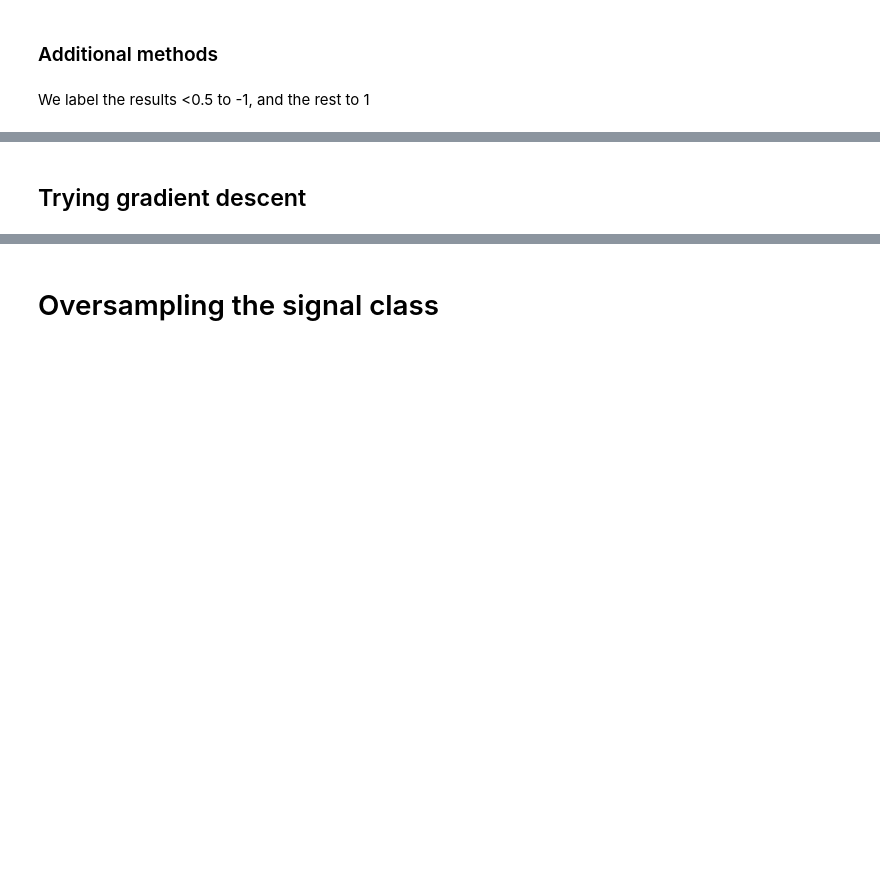
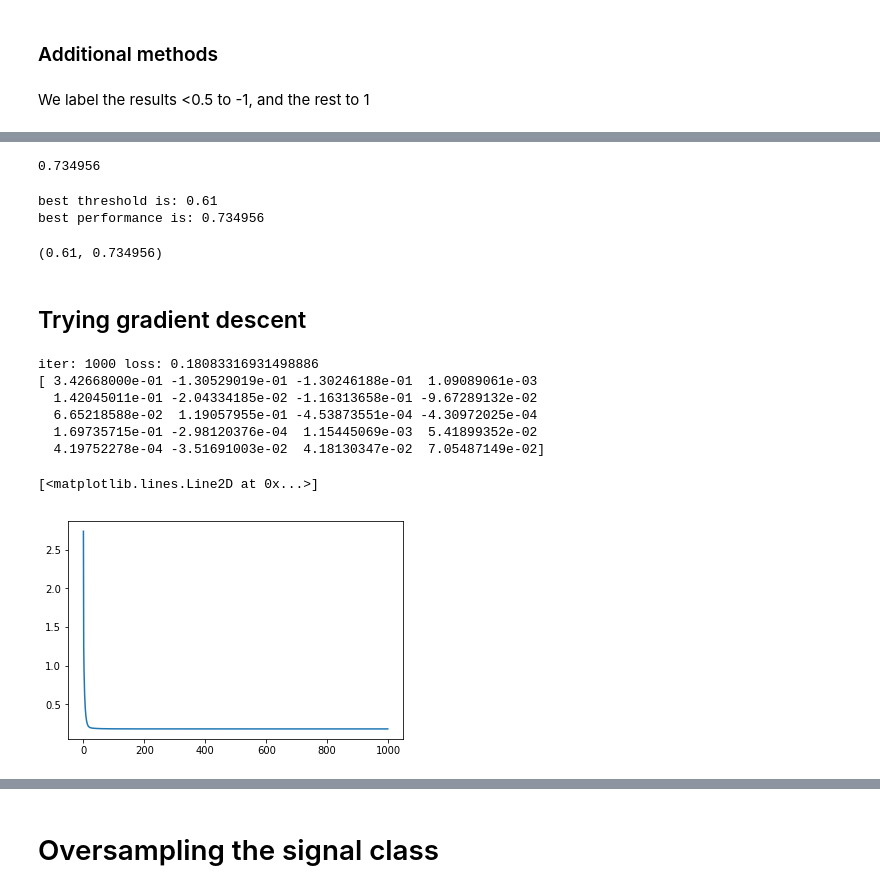
Before and after one commit to plechoss/CS-433-Project1, a Jupyter notebook: project1.ipynb, the cells around one changed output, grey strips where cells are left out. Cells and saved outputs as stored; diff of their text form; code cells hidden in the pictures; blank space fills up the shorter version.

```diff
--- a/project1.ipynb
+++ b/project1.ipynb
@@ -193,13 +244,38 @@ def evaluate_performance(Y, Y_predicted):
+# %%
+Y_predicted = predict(X_standardized, w_ridge)
+Y_labeled = label_results(Y_predicted)
+print(performance(Y_labeled, label_results(Y)))
+# 0.735 for mse
+#0.74038 for cross-enthropy
+evaluate_performance(label_results(Y), Y_labeled)
+# %% [output]
+0.734956
+# %%
+find_best_threshold(Y_predicted, label_results(Y))
+# %% [output]
+best threshold is: 0.61
+best performance is: 0.734956
+(0.61, 0.734956)
 # %% [markdown]
 ## Trying gradient descent
 # %%
 max_iters = 1000
 gamma = 0.15
 batch_size = 1
 
+method = methods[1]
 losses, w = gradient_descent(Y, X_standardized, np.ones(X_standardized.shape[1]), max_iters, gamma)
 print(w)
 plt.plot(losses)
+# %% [output]
+iter: 1000 loss: 0.18083316931498886
+[ 3.42668000e-01 -1.30529019e-01 -1.30246188e-01  1.09089061e-03
+  1.42045011e-01 -2.04334185e-02 -1.16313658e-01 -9.67289132e-02
+  6.65218588e-02  1.19057955e-01 -4.53873551e-04 -4.30972025e-04
+  1.69735715e-01 -2.98120376e-04  1.15445069e-03  5.41899352e-02
+  4.19752278e-04 -3.51691003e-02  4.18130347e-02  7.05487149e-02]
+[<matplotlib.lines.Line2D at 0x...>]
+[figure, added]
 # %%
 Y_predicted = predict(X_standardized, w)
 Y_labeled = label_results(Y_predicted)
```
Also changed, not shown: parts of 19 cells of this notebook.
